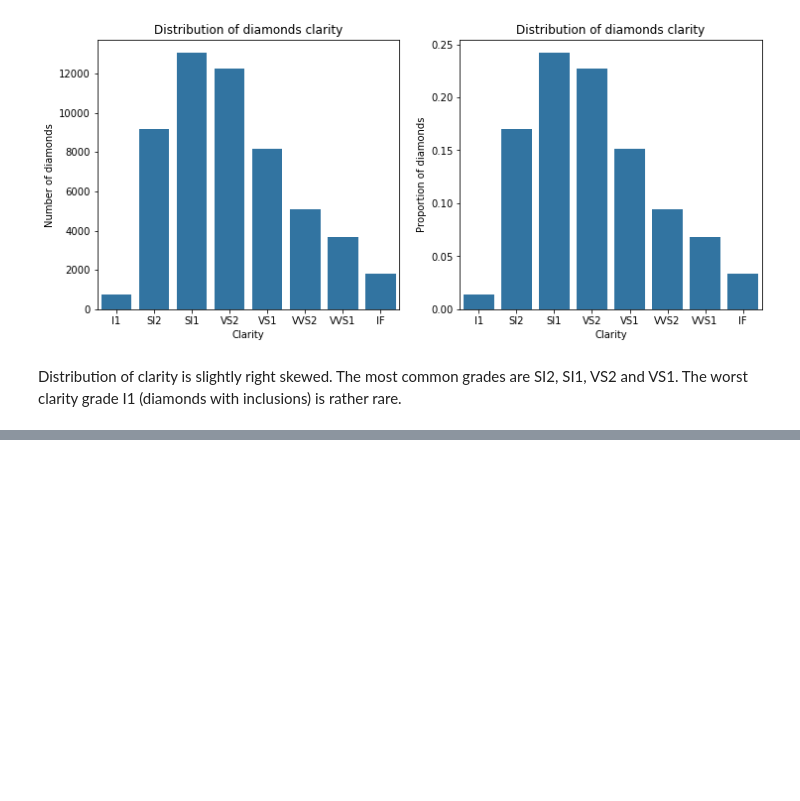
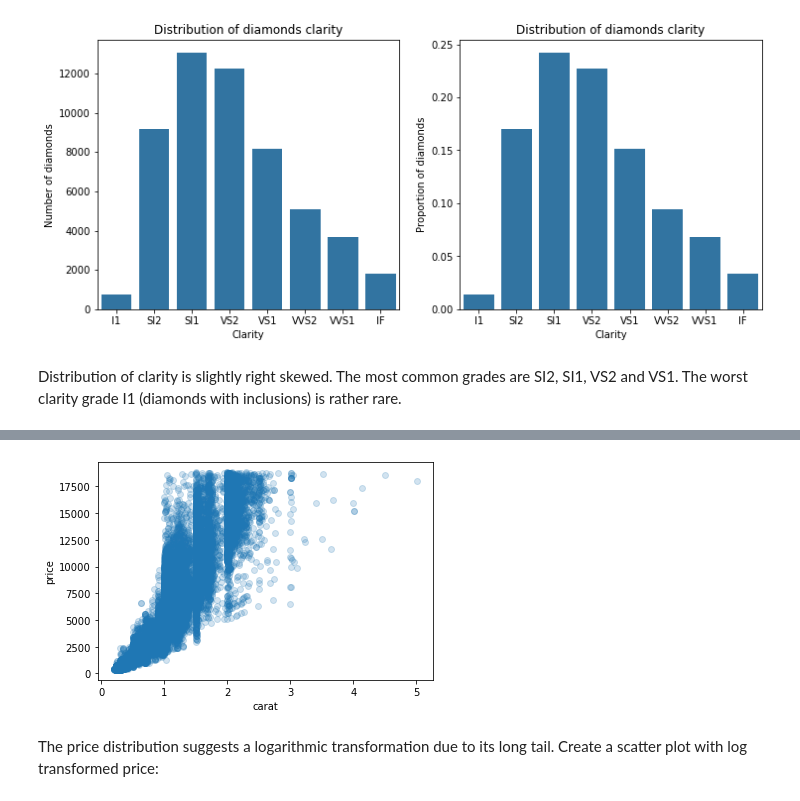
Before and after one commit to mcambalova/data-vis-case-study-diamonds, a Jupyter notebook: data-visualization-diamonds.ipynb, the cells around one changed output, grey strips where cells are left out. Cells and saved outputs as stored; diff of their text form; code cells hidden in the pictures; blank space fills up the shorter version.

```diff
--- a/data-visualization-diamonds.ipynb
+++ b/data-visualization-diamonds.ipynb
@@ -316,0 +329,7 @@ Distribution of clarity is slightly right skewed. The most common grades are SI2
+# %%
+# basic scatter plot of price vs. carat weight
+sb.regplot(diamonds['carat'], diamonds['price'], fit_reg=False, scatter_kws = {'alpha': 1/5});
+# %% [output]
+[figure, added]
+# %% [markdown]
+The price distribution suggests a logarithmic transformation due to its long tail. Create a scatter plot with log transformed price:
```
Also changed, not shown: parts of 25 cells of this notebook.
